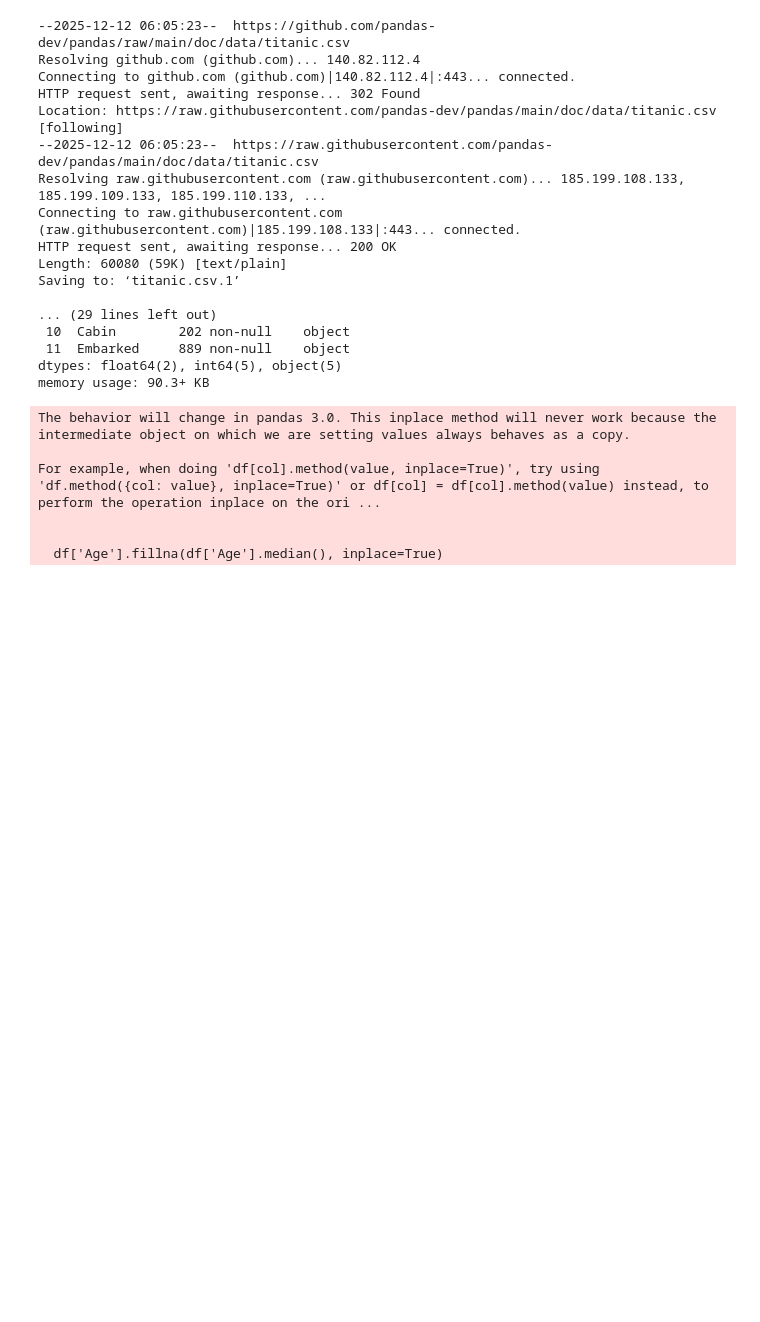
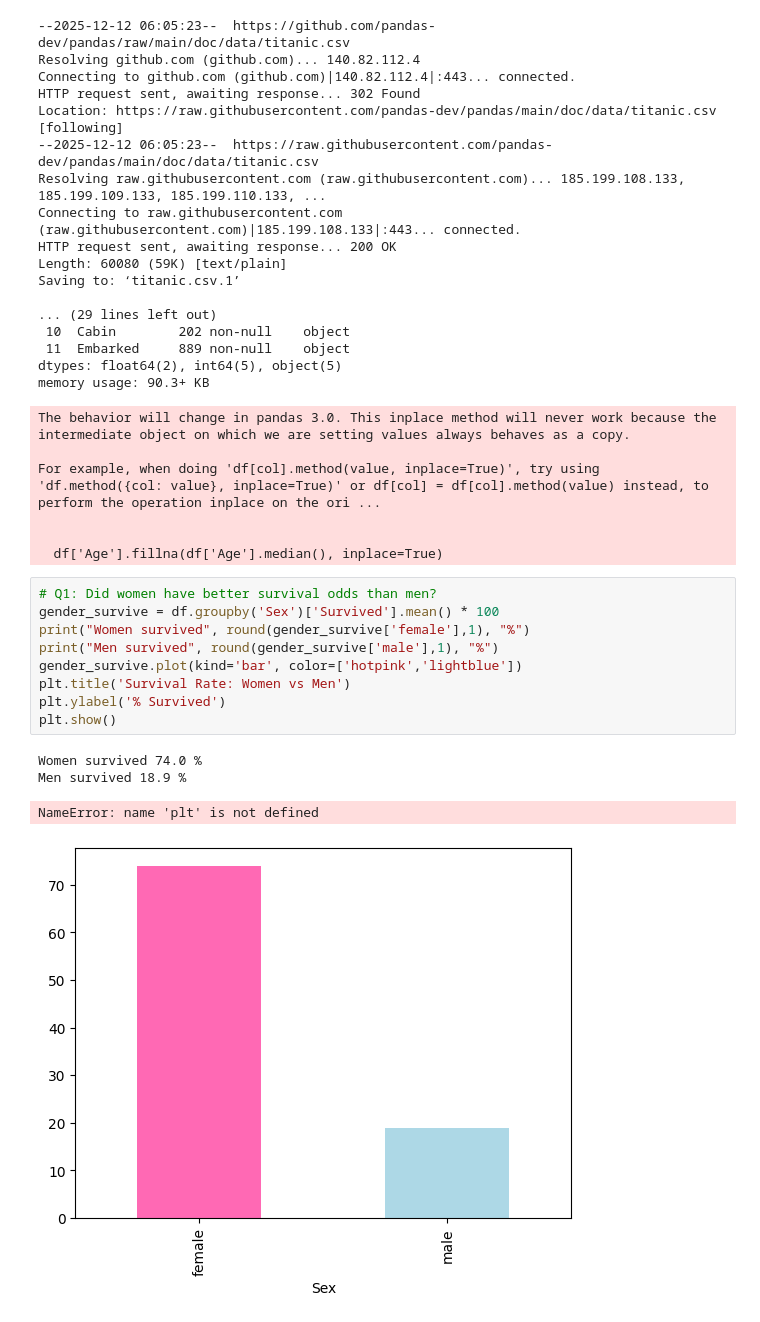
Before and after one commit to amadisalarico-cpu/ds220-project2, a Jupyter notebook: Untitled0.ipynb, the cells around one changed output. Saved outputs shown, nothing was run; the diff lists cells and outputs as text; blank space fills up the shorter version.

```diff
--- a/Untitled0.ipynb
+++ b/Untitled0.ipynb
@@ -43,3 +43,17 @@ For example, when doing 'df[col].method(value, inplace=True)', try using 'df.met
 
 
   df['Age'].fillna(df['Age'].median(), inplace=True)
+# %%
+# Q1: Did women have better survival odds than men?
+gender_survive = df.groupby('Sex')['Survived'].mean() * 100
+print("Women survived", round(gender_survive['female'],1), "%")
+print("Men survived", round(gender_survive['male'],1), "%")
+gender_survive.plot(kind='bar', color=['hotpink','lightblue'])
+plt.title('Survival Rate: Women vs Men')
+plt.ylabel('% Survived')
+plt.show()
+# %% [output]
+Women survived 74.0 %
+Men survived 18.9 %
+NameError: name 'plt' is not defined
+[figure, added]
```
Also changed, not shown: parts of 5 cells of this notebook.
